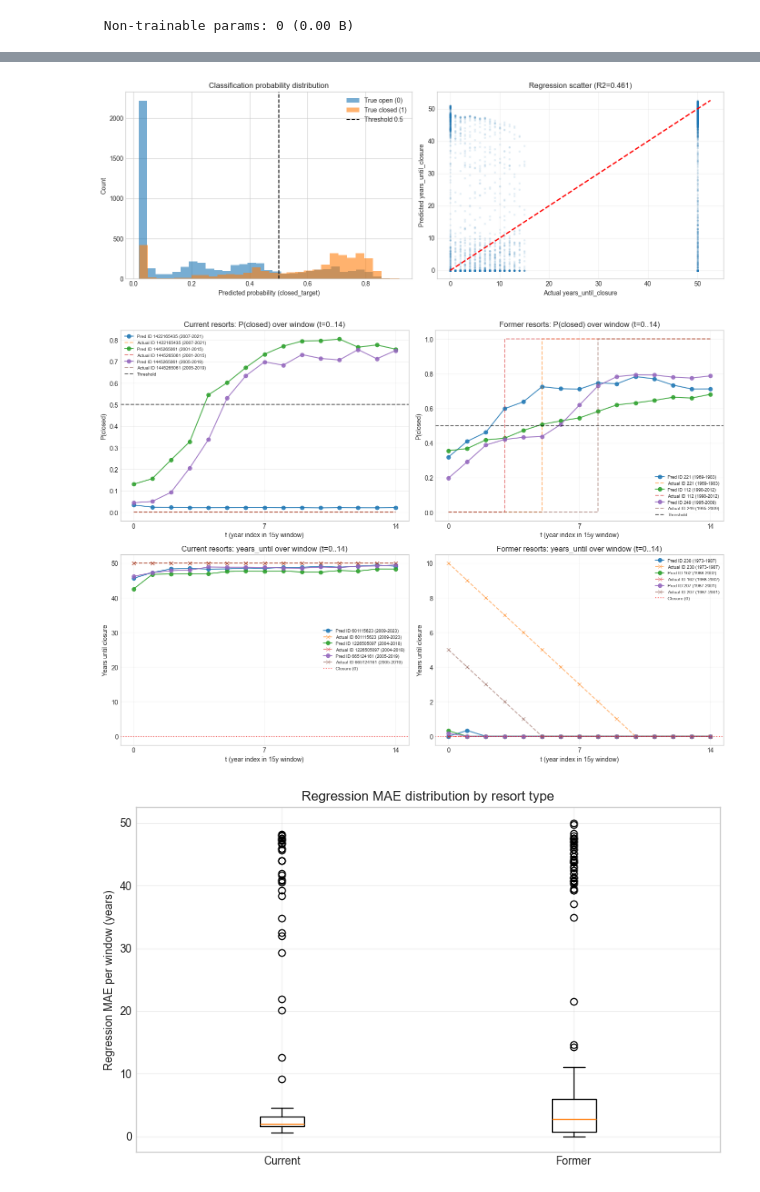
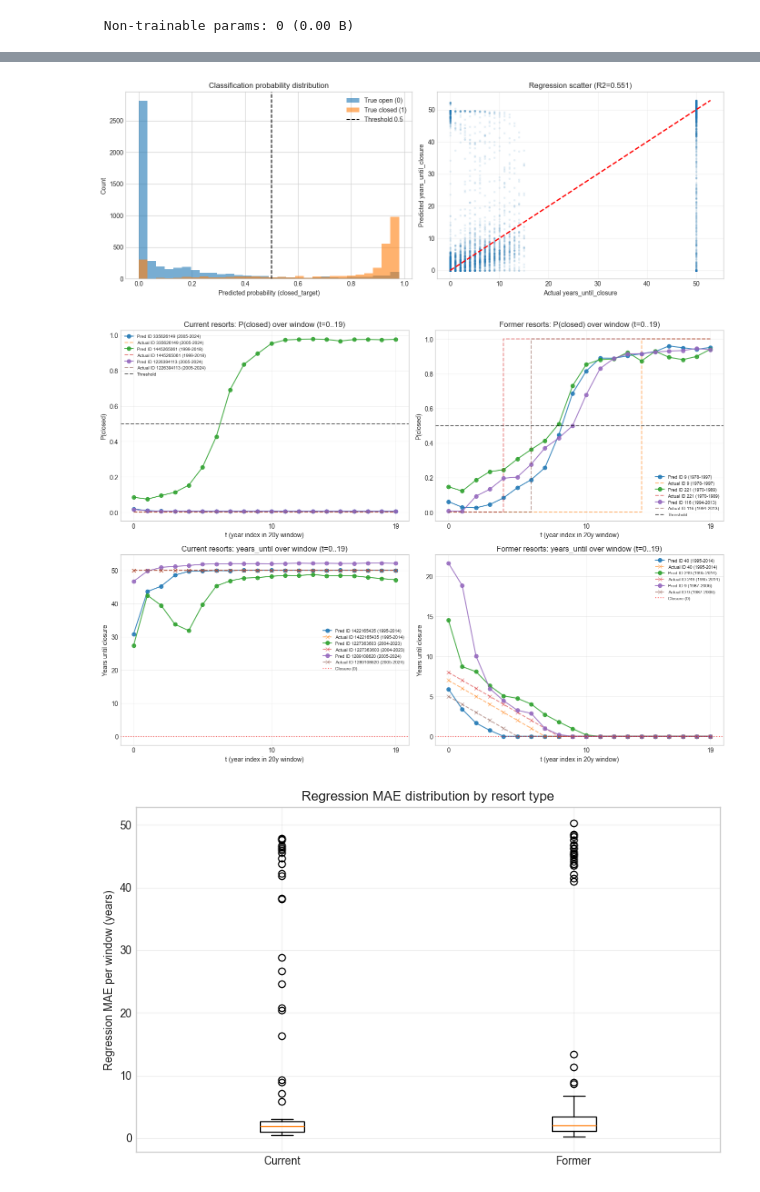
Before and after one commit to triggerdude33/ID2223-Project, a Jupyter notebook: shutdown_model/shutdown_model_notebook.ipynb, the cells around one changed output, grey strips where cells are left out. Cells and saved outputs as stored; diff of their text form; code cells hidden in the pictures.

```diff
--- a/shutdown_model/shutdown_model_notebook.ipynb
+++ b/shutdown_model/shutdown_model_notebook.ipynb
@@ -328,16 +328,16 @@ min           0.000000
 === END LABEL SANITY CHECK ===
 # %%
 # =============================================================================
-# 5. PREPROCESSING - Sliding window sequences (15-year) + GEO + MULTI-TASK TARGETS
+# 5. PREPROCESSING - Sliding window sequences (20-year) + GEO + MULTI-TASK TARGETS
 # =============================================================================
-# Fixed 15-year windows with sliding window approach (no variable-length padding).
+# Fixed WINDOW_SIZE-year windows with sliding window approach (no variable-length padding).
 # We build TWO inputs and TWO targets:
 # - X_seq:    (N, 15, 52) weekly temperatures per year
 # - X_static: (N, 2)      latitude/longitude
 # - y_class:  (N, 15, 1)  closed_target (0/1)
 # - y_reg:    (N, 15, 1)  years_until_closure
 
-WINDOW_SIZE = 15  # years
+WINDOW_SIZE = 20  # years
 
 
 def prepare_sliding_windows(df: pd.DataFrame, window_size: int = WINDOW_SIZE):
@@ -629,7 +629,7 @@ Window size: 15 years
 # =============================================================================
 # 7. MODEL DEFINITION - Hybrid Multi-Task LSTM (Geo + Dual Heads)
 # =============================================================================
-# NOTE: Training still uses 15-year windows, but the MODEL supports inference on any length T.
+# NOTE: Training now uses WINDOW_SIZE-year windows (currently 20), but the MODEL supports inference on any length T.
 # Inputs:
 # - X_seq:    (T, 52) standardized weekly temperatures per year  (T can be 15, or any other length)
 # - X_static: (2,)     standardized [lat, lon]
@@ -706,7 +706,7 @@ class ResortShutdownMultiTaskModel:
         callbacks=None,
         verbose=2,
     ):
-        """Train on fixed-length windows (we still use 15-year windows for training)."""
+        """Train on fixed-length windows (we use WINDOW_SIZE-year windows for training)."""
         return self.model.fit(
             x={'seq_in': X_seq, 'static_in': X_static},
             y={'class_out': y_class, 'reg_out': y_reg},
@@ -1066,7 +1066,7 @@ def run_test_suite(
     former_indices = [i for i, m in enumerate(meta_test) if m['resort_type'] == 'former']
 
     # NOTE: plotting multiple resorts with different calendar-year ranges in the same axes looks "scuffed".
-    # We therefore plot against the relative window index t=0..14 (aligned for all samples).
+    # We therefore plot against the relative window index t=0..(WINDOW_SIZE-1) (aligned for all samples).
 
     def plot_prob_sample(ax, indices, title, n_samples=3):
         if len(indices) == 0:
@@ -1091,7 +1091,7 @@ def run_test_suite(
             ax.step(t, y, where='post', linestyle='--', alpha=0.55, label=f"Actual {label}")
 
         ax.axhline(y=threshold, color='black', linestyle='--', alpha=0.6, label='Threshold')
-        ax.set_xlabel('t (year index in 15y window)')
+        ax.set_xlabel(f't (year index in {WINDOW_SIZE}y window)')
         ax.set_ylabel('P(closed)')
         ax.set_title(title)
         ax.set_xticks([0, WINDOW_SIZE // 2, WINDOW_SIZE - 1])
@@ -1119,17 +1119,17 @@ def run_test_suite(
             ax.plot(t, r_true, marker='x', linestyle='--', alpha=0.55, label=f"Actual {label}")
 
         ax.axhline(y=0, color='red', linestyle=':', alpha=0.6, label='Closure (0)')
-        ax.set_xlabel('t (year index in 15y window)')
+        ax.set_xlabel(f't (year index in {WINDOW_SIZE}y window)')
         ax.set_ylabel('Years until closure')
         ax.set_title(title)
         ax.set_xticks([0, WINDOW_SIZE // 2, WINDOW_SIZE - 1])
         ax.grid(True, alpha=0.3)
         ax.legend(loc='best', fontsize=7)
 
-    plot_prob_sample(axes2[0, 0], current_indices, 'Current resorts: P(closed) over window (t=0..14)')
-    plot_prob_sample(axes2[0, 1], former_indices, 'Former resorts: P(closed) over window (t=0..14)')
-    plot_reg_sample(axes2[1, 0], current_indices, 'Current resorts: years_until over window (t=0..14)')
-    plot_reg_sample(axes2[1, 1], former_indices, 'Former resorts: years_until over window (t=0..14)')
+    plot_prob_sample(axes2[0, 0], current_indices, f'Current resorts: P(closed) over window (t=0..{WINDOW_SIZE-1})')
+    plot_prob_sample(axes2[0, 1], former_indices, f'Former resorts: P(closed) over window (t=0..{WINDOW_SIZE-1})')
+    plot_reg_sample(axes2[1, 0], current_indices, f'Current resorts: years_until over window (t=0..{WINDOW_SIZE-1})')
+    plot_reg_sample(axes2[1, 1], former_indices, f'Former resorts: years_until over window (t=0..{WINDOW_SIZE-1})')
 
     plt.tight_layout()
     plt.show()
@@ -1171,11 +1171,11 @@ Confusion matrix [tn fp; fn tp]:
 ... (5 lines left out)
 
 ============================================================
 VISUALIZATIONS
 ============================================================
-[figure, old version]
+[figure, new version]
-[figure, old version]
+[figure, new version]
-[figure, old version]
+[figure, new version]
 # %%
 # =============================================================================
 # 9c. PARTNER SUMMARY FIGURE - Overall test-set performance (shareable)
```
Also changed, not shown: parts of 10 cells of this notebook, 1 other file.
